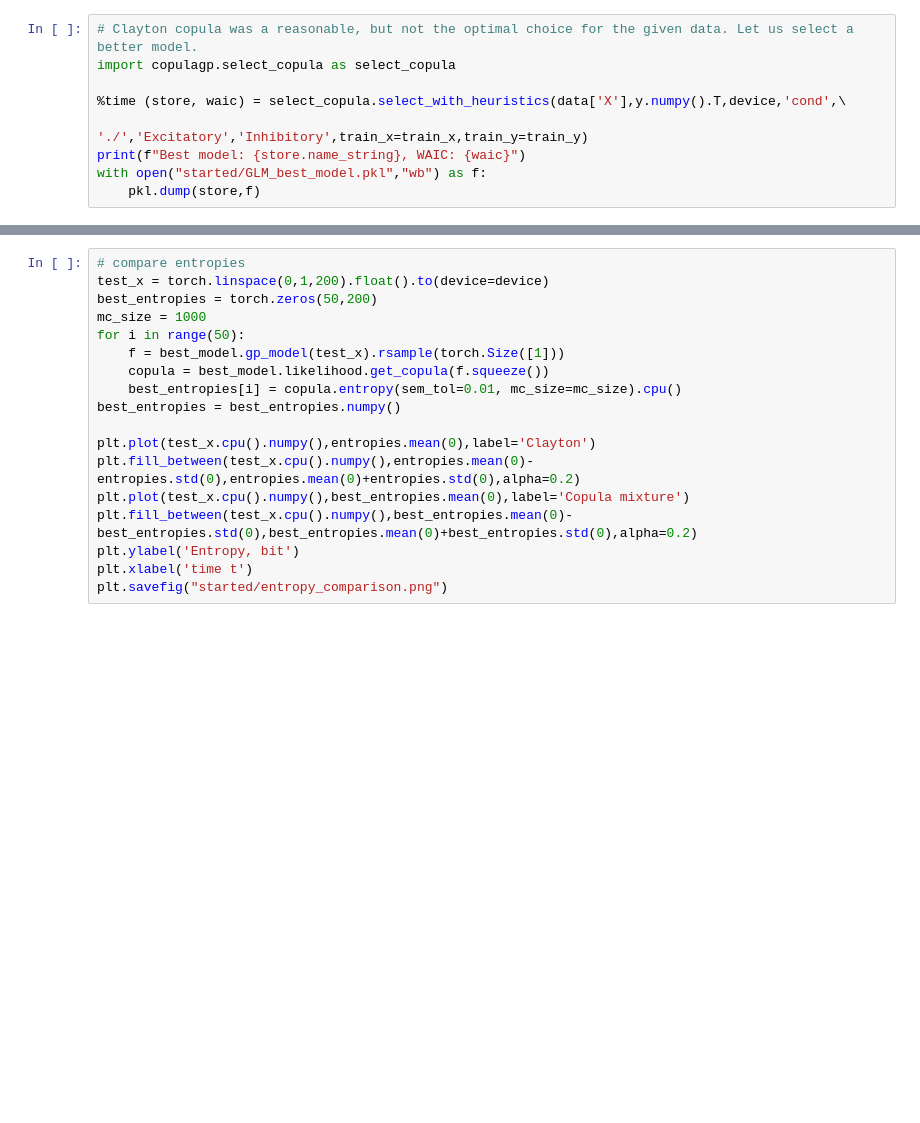
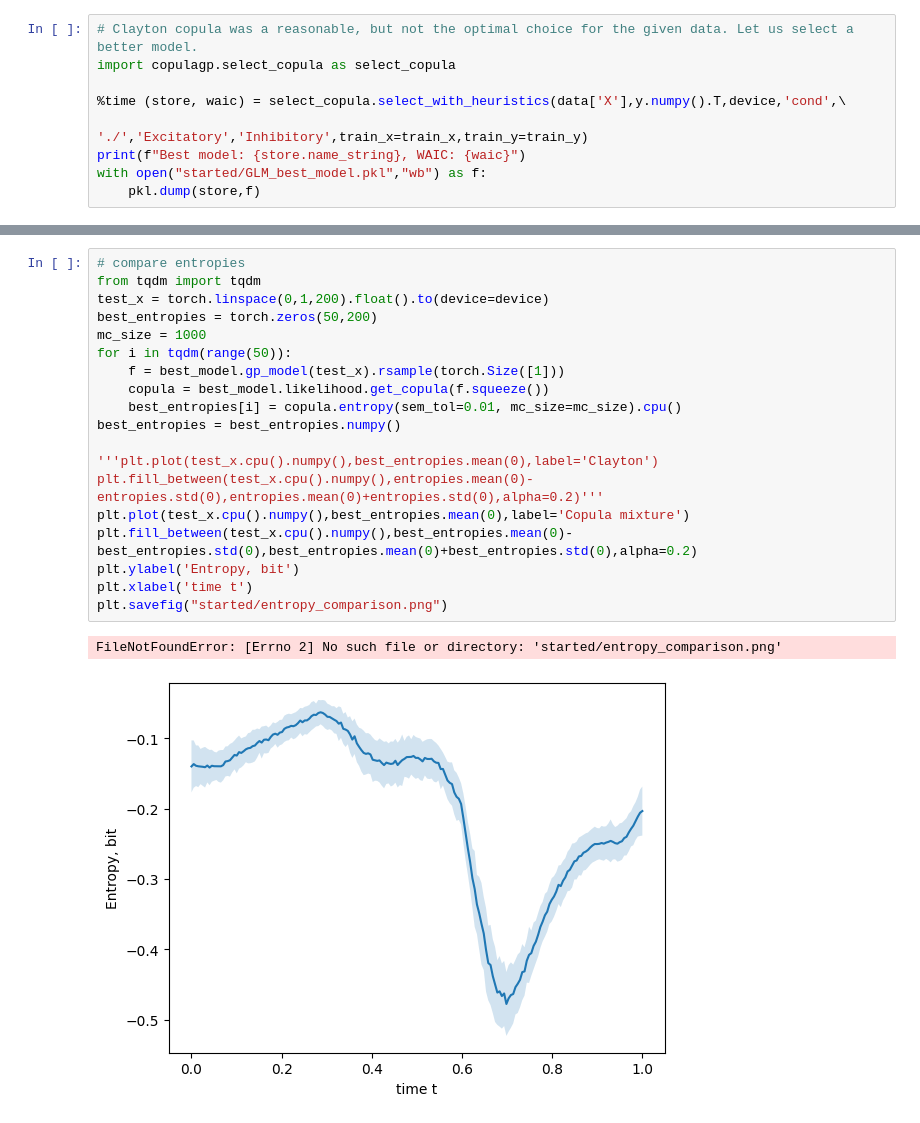
Before and after one commit to mwalden00/HonProj, a Jupyter notebook: notebooks/misc_notebooks/CDF_sensitivity.ipynb, the cells around one changed output, grey strips where cells are left out. Cells and saved outputs as stored; diff of their text form; blank space fills up the shorter version.

```diff
--- a/notebooks/misc_notebooks/CDF_sensitivity.ipynb
+++ b/notebooks/misc_notebooks/CDF_sensitivity.ipynb
@@ -184,18 +189,22 @@ best.savefig("started/best_model.png")
 # %%
 # compare entropies
+from tqdm import tqdm
 test_x = torch.linspace(0,1,200).float().to(device=device)
 best_entropies = torch.zeros(50,200)
 mc_size = 1000
-for i in range(50):
+for i in tqdm(range(50)):
     f = best_model.gp_model(test_x).rsample(torch.Size([1]))
     copula = best_model.likelihood.get_copula(f.squeeze())
     best_entropies[i] = copula.entropy(sem_tol=0.01, mc_size=mc_size).cpu()
 best_entropies = best_entropies.numpy()
 
-plt.plot(test_x.cpu().numpy(),entropies.mean(0),label='Clayton')
-plt.fill_between(test_x.cpu().numpy(),entropies.mean(0)-entropies.std(0),entropies.mean(0)+entropies.std(0),alpha=0.2)
+'''plt.plot(test_x.cpu().numpy(),best_entropies.mean(0),label='Clayton')
+plt.fill_between(test_x.cpu().numpy(),entropies.mean(0)-entropies.std(0),entropies.mean(0)+entropies.std(0),alpha=0.2)'''
 plt.plot(test_x.cpu().numpy(),best_entropies.mean(0),label='Copula mixture')
 plt.fill_between(test_x.cpu().numpy(),best_entropies.mean(0)-best_entropies.std(0),best_entropies.mean(0)+best_entropies.std(0),alpha=0.2)
 plt.ylabel('Entropy, bit')
 plt.xlabel('time t')
 plt.savefig("started/entropy_comparison.png")
+# %% [output]
+FileNotFoundError: [Errno 2] No such file or directory: 'started/entropy_comparison.png'
+[figure, added]
```
Also changed, not shown: parts of 3 cells of this notebook, 2 other files.
